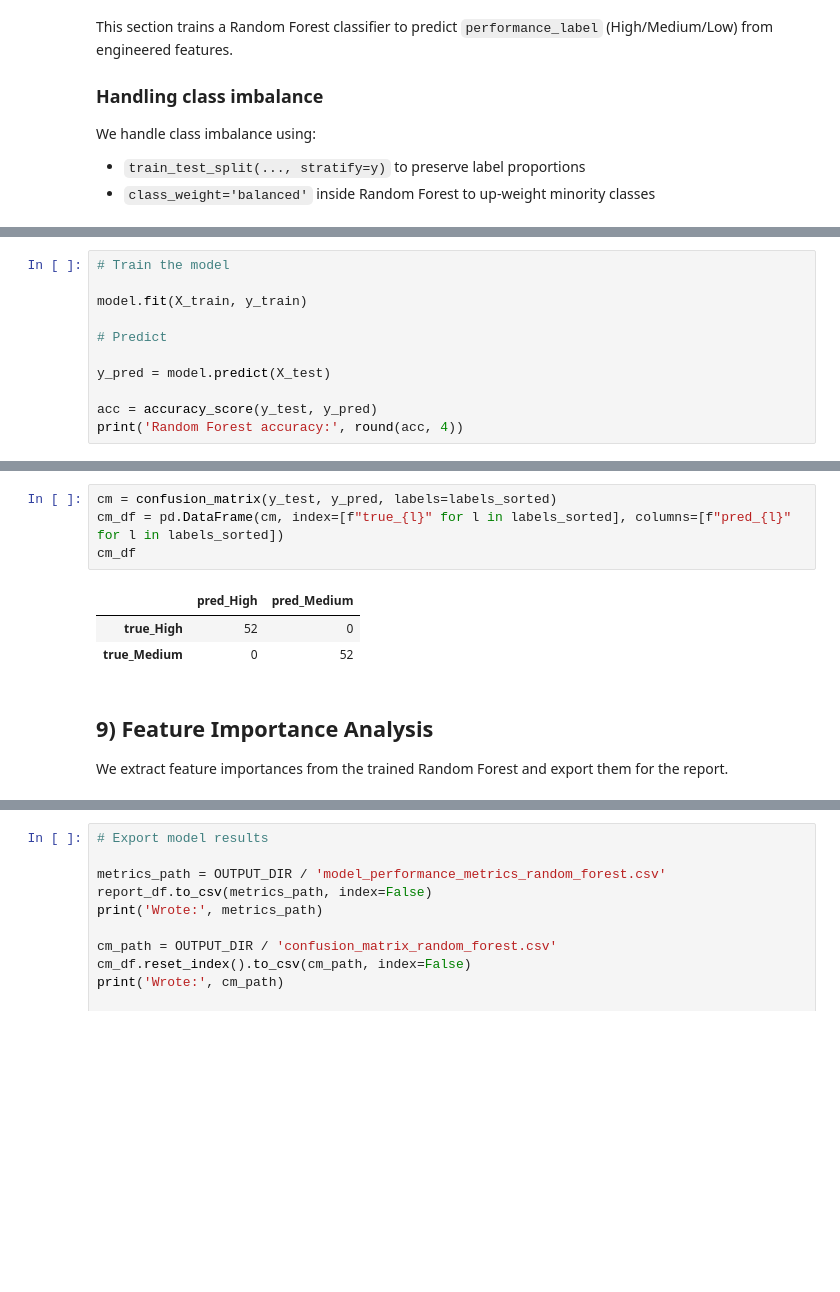
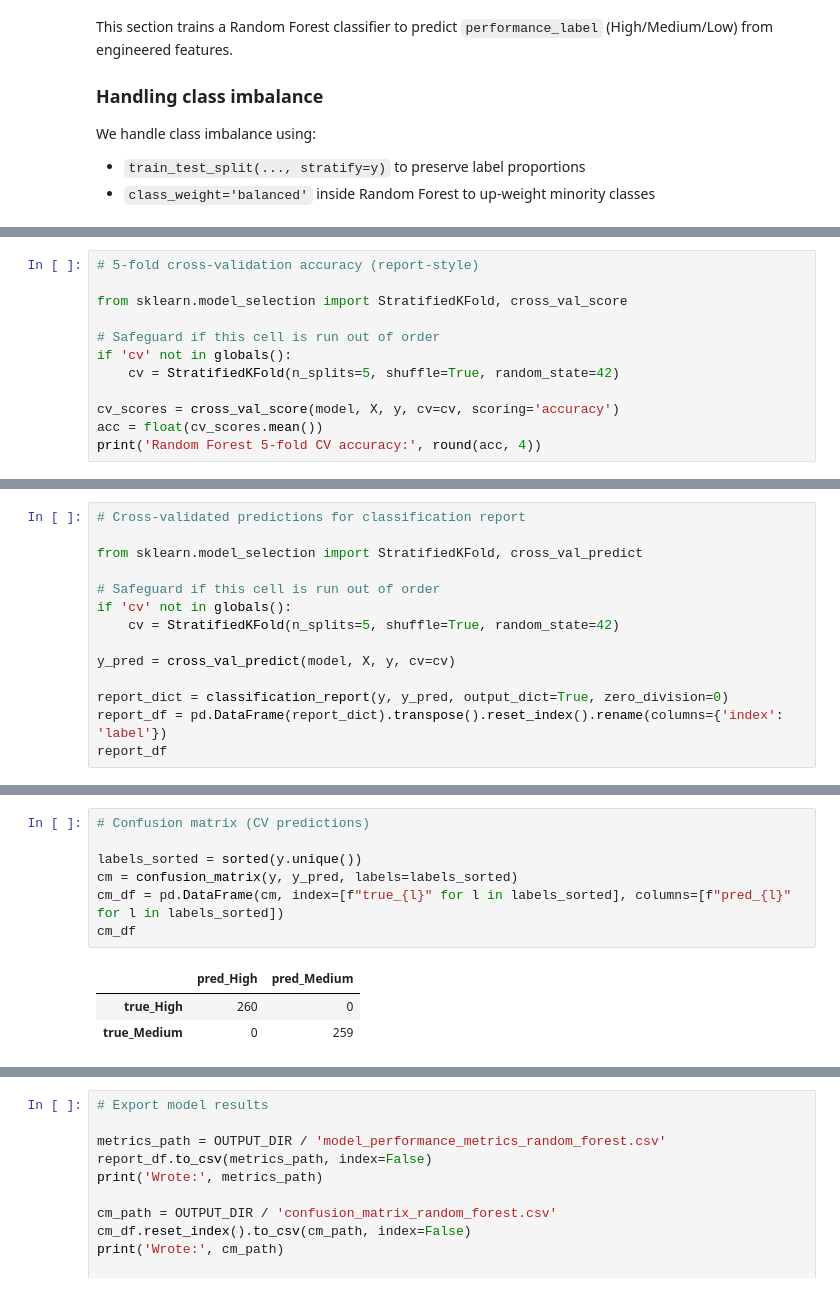
Before and after one commit to richarddanquah/Tiktok-Data-Analysis-For-AI-Project-TUC, a Jupyter notebook: notebook/solution.ipynb, the cells around one changed output, grey strips where cells are left out. Cells and saved outputs as stored; diff of their text form; blank space fills up the shorter version.

```diff
--- a/notebook/solution.ipynb
+++ b/notebook/solution.ipynb
@@ -709,11 +959,0 @@ Skip: duplicate Random Forest setup cell (use the one above).
-# %%
-# Train the model
-
-model.fit(X_train, y_train)
-
-# Predict
-
-y_pred = model.predict(X_test)
-
-acc = accuracy_score(y_test, y_pred)
-print('Random Forest accuracy:', round(acc, 4))
@@ -736,0 +960,12 @@ report_df
+# %%
+# 5-fold cross-validation accuracy (report-style)
+
+from sklearn.model_selection import StratifiedKFold, cross_val_score
+
+# Safeguard if this cell is run out of order
+if 'cv' not in globals():
+    cv = StratifiedKFold(n_splits=5, shuffle=True, random_state=42)
+
+cv_scores = cross_val_score(model, X, y, cv=cv, scoring='accuracy')
+acc = float(cv_scores.mean())
+print('Random Forest 5-fold CV accuracy:', round(acc, 4))
@@ -736,0 +974,14 @@ report_df
+# %%
+# Cross-validated predictions for classification report
+
+from sklearn.model_selection import StratifiedKFold, cross_val_predict
+
+# Safeguard if this cell is run out of order
+if 'cv' not in globals():
+    cv = StratifiedKFold(n_splits=5, shuffle=True, random_state=42)
+
+y_pred = cross_val_predict(model, X, y, cv=cv)
+
+report_dict = classification_report(y, y_pred, output_dict=True, zero_division=0)
+report_df = pd.DataFrame(report_dict).transpose().reset_index().rename(columns={'index': 'label'})
+report_df
@@ -737,12 +1007,11 @@ report_df
 # %%
-cm = confusion_matrix(y_test, y_pred, labels=labels_sorted)
+# Confusion matrix (CV predictions)
+
+labels_sorted = sorted(y.unique())
+cm = confusion_matrix(y, y_pred, labels=labels_sorted)
 cm_df = pd.DataFrame(cm, index=[f"true_{l}" for l in labels_sorted], columns=[f"pred_{l}" for l in labels_sorted])
 cm_df
 # %% [output]
 |  | pred_High | pred_Medium |
-| true_High | 52 | 0 |
-| true_Medium | 0 | 52 |
+| true_High | 260 | 0 |
+| true_Medium | 0 | 259 |
-# %% [markdown]
-## 9) Feature Importance Analysis
-
-We extract feature importances from the trained Random Forest and export them for the report.
```
Also changed, not shown: parts of 19 cells of this notebook, 15 other files.
